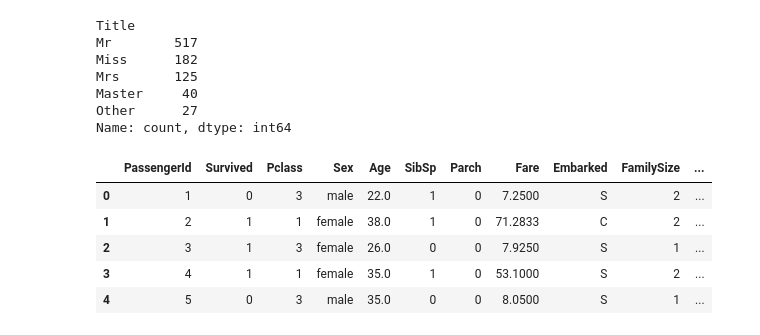
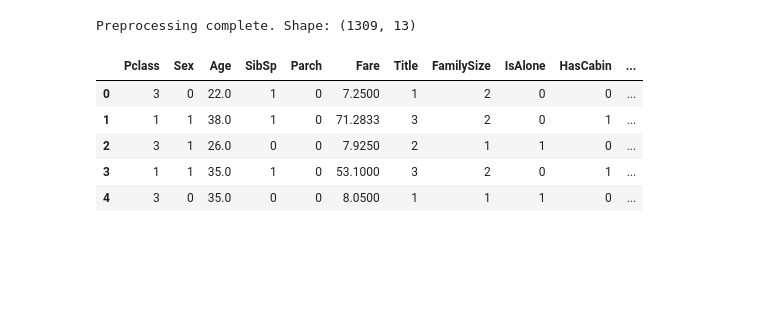
Before and after one commit to ayoub0029/kaggle-titanic, a Jupyter notebook: scripts/main.ipynb, the cells around one changed output. Saved outputs shown, nothing was run; the diff lists cells and outputs as text; code cells hidden in the pictures; blank space fills up the shorter version.

```diff
--- a/scripts/main.ipynb
+++ b/scripts/main.ipynb
@@ -36,10 +31,0 @@ test["Title"] = test["Title"].apply(lambda x: x if x in good_titles else "Other"
-# %%
-train["Title"].value_counts()
-# %% [output]
-Title
-Mr        517
-Miss      182
-Mrs       125
-Master     40
-Other      27
-Name: count, dtype: int64
@@ -55,9 +32,59 @@ test = test.drop(columns=["Name", "Ticket", "Cabin"])
-# %%
-train.head()
-# %% [output]
-|  | PassengerId | Survived | Pclass | Sex | Age | SibSp | Parch | Fare | Embarked | FamilySize | ... |
-| 0 | 1 | 0 | 3 | male | 22.0 | 1 | 0 | 7.2500 | S | 2 | ... |
-| 1 | 2 | 1 | 1 | female | 38.0 | 1 | 0 | 71.2833 | C | 2 | ... |
-| 2 | 3 | 1 | 3 | female | 26.0 | 0 | 0 | 7.9250 | S | 1 | ... |
-| 3 | 4 | 1 | 1 | female | 35.0 | 1 | 0 | 53.1000 | S | 2 | ... |
-| 4 | 5 | 0 | 3 | male | 35.0 | 0 | 0 | 8.0500 | S | 1 | ... |
+# %%
+# Merge train + test so preprocessing is identical for both
+full_df = pd.concat(
+    [train_df.drop('Survived', axis=1), test_df],
+    axis=0, sort=False
+).reset_index(drop=True)
+
+# --- 1. Title ---
+# Extract title from Name, normalise variants, group rare ones, encode as integer
+full_df['Title'] = full_df['Name'].str.extract(r' ([A-Za-z]+)\.', expand=False)
+full_df['Title'] = full_df['Title'].replace(['Mlle', 'Ms'], 'Miss')
+full_df['Title'] = full_df['Title'].replace('Mme', 'Mrs')
+rare_titles = ['Dr','Rev','Col','Major','Don','Lady','Sir','Capt','Countess','Jonkheer','Dona']
+full_df['Title'] = full_df['Title'].replace(rare_titles, 'Rare')
+title_mapping = {'Mr': 1, 'Miss': 2, 'Mrs': 3, 'Master': 4, 'Rare': 5}
+full_df['Title'] = full_df['Title'].map(title_mapping).fillna(0)
+
+# --- 2. Family features ---
+full_df['FamilySize'] = full_df['SibSp'] + full_df['Parch'] + 1
+full_df['IsAlone']    = (full_df['FamilySize'] == 1).astype(int)
+
+# --- 3. HasCabin — 1 if cabin number is known, else 0 ---
+full_df['HasCabin'] = full_df['Cabin'].apply(lambda x: 0 if pd.isna(x) else 1)
+
+# --- 4. Embarked — fill 2 missing values with the mode ---
+full_df['Embarked'] = full_df['Embarked'].fillna(full_df['Embarked'].mode()[0])
+
+# --- 5. Sex → binary integer ---
+full_df['Sex'] = full_df['Sex'].map({'male': 0, 'female': 1}).astype(int)
+
+# --- 6. Age — impute with median per Pclass × Sex group ---
+full_df['Age'] = full_df.groupby(['Pclass', 'Sex'])['Age'].transform(
+    lambda x: x.fillna(x.median())
+)
+
+# --- 7. Fare — impute 1 missing test value with Pclass median ---
+full_df['Fare'] = full_df.groupby('Pclass')['Fare'].transform(
+    lambda x: x.fillna(x.median())
+)
+
+# --- 8. Embarked one-hot encoding ---
+full_df = pd.get_dummies(full_df, columns=['Embarked'], drop_first=True)
+
+# --- 9. FarePerPerson — fare split across the travelling group ---
+full_df['FarePerPerson'] = full_df['Fare'] / full_df['FamilySize']
+
+# --- 10. Drop columns that don't add signal ---
+full_df = full_df.drop(columns=['Name', 'Ticket', 'Cabin', 'PassengerId'])
+
+print('Preprocessing complete. Shape:', full_df.shape)
+full_df.head()
+# %% [output]
+Preprocessing complete. Shape: (1309, 13)
+|  | Pclass | Sex | Age | SibSp | Parch | Fare | Title | FamilySize | IsAlone | HasCabin | ... |
+| 0 | 3 | 0 | 22.0 | 1 | 0 | 7.2500 | 1 | 2 | 0 | 0 | ... |
+| 1 | 1 | 1 | 38.0 | 1 | 0 | 71.2833 | 3 | 2 | 0 | 1 | ... |
+| 2 | 3 | 1 | 26.0 | 0 | 0 | 7.9250 | 2 | 1 | 1 | 0 | ... |
+| 3 | 1 | 1 | 35.0 | 1 | 0 | 53.1000 | 3 | 2 | 0 | 1 | ... |
+| 4 | 3 | 0 | 35.0 | 0 | 0 | 8.0500 | 1 | 1 | 1 | 0 | ... |
```
Also changed, not shown: parts of 29 cells of this notebook.
